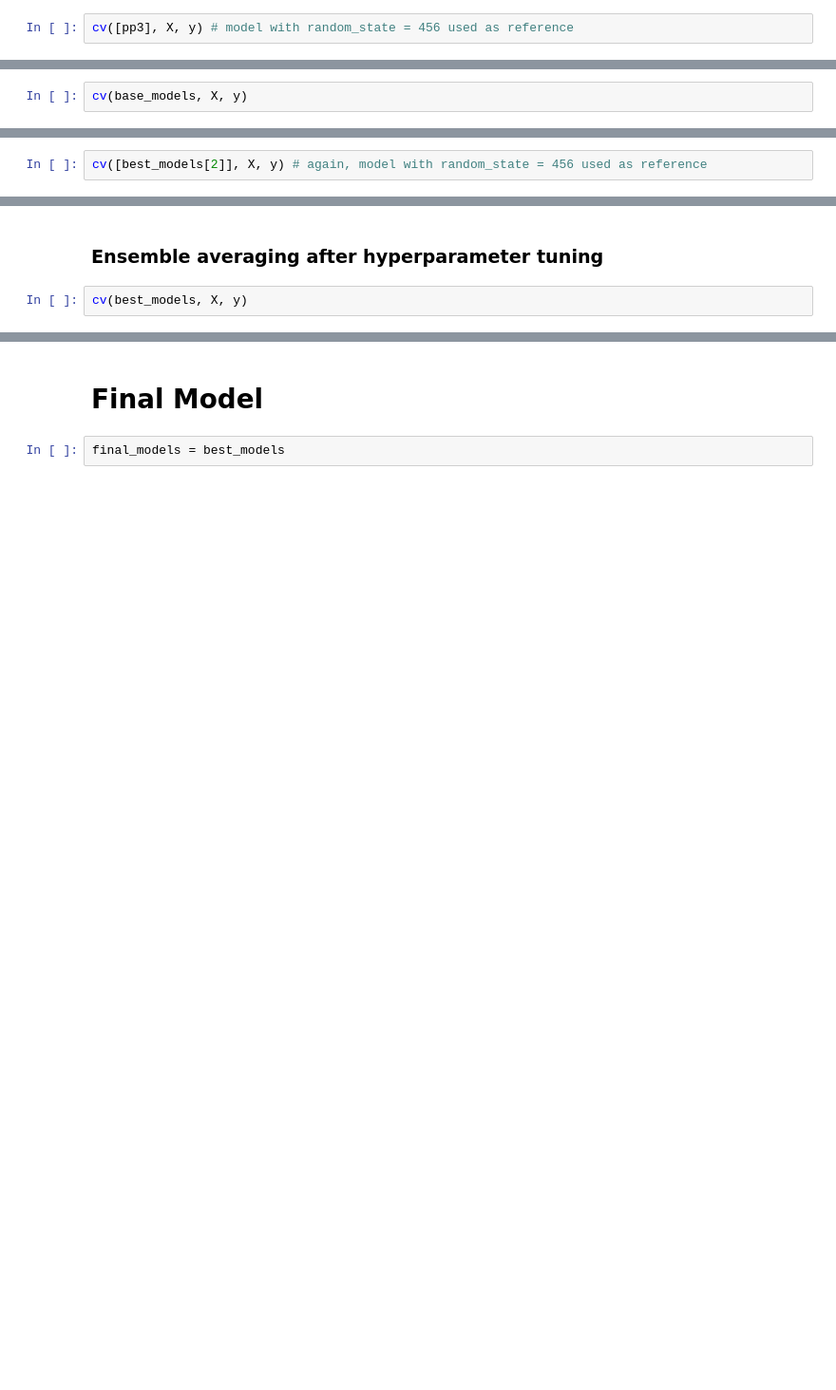
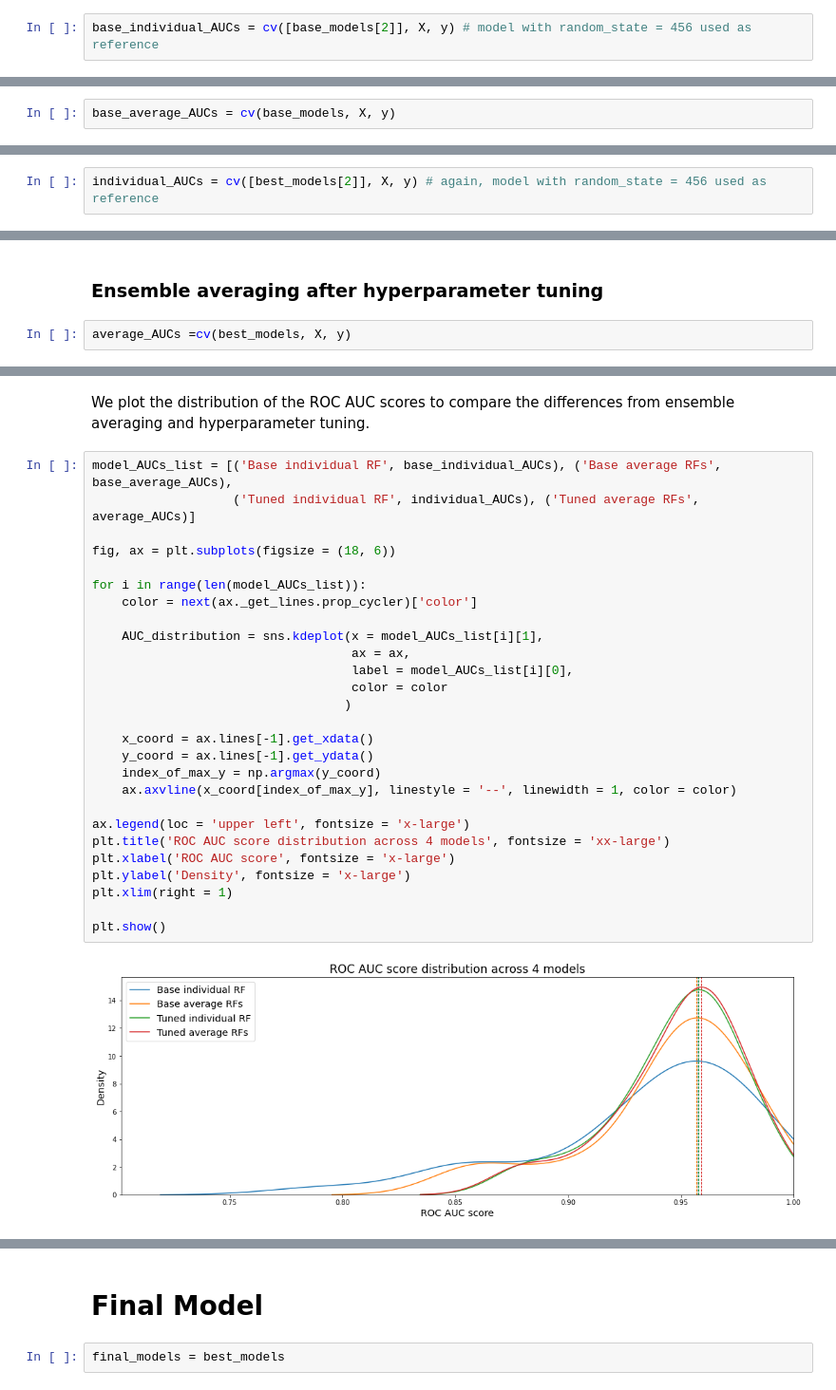
Before and after one commit to chongzhenjie/Bot-Detection-on-Online-Auction-Site, a Jupyter notebook: Human or Robot.ipynb, the cells around one changed output, grey strips where cells are left out. Shown at 95% size. Saved outputs shown, nothing was run; the diff lists cells and outputs as text; blank space fills up the shorter version.

```diff
--- a/Human or Robot.ipynb
+++ b/Human or Robot.ipynb
@@ -568,5 +578,5 @@ def cv(models, X, y):
 # %% [markdown]
 ### One individual model before hyperparameter tuning
 # %%
-cv([pp3], X, y) # model with random_state = 456 used as reference
+base_individual_AUCs = cv([base_models[2]], X, y) # model with random_state = 456 used as reference
 # %% [output]
@@ -575,5 +585,5 @@ AUC:0.9417
 # %% [markdown]
 ### Ensemble averaging before hyperparameter tuning
 # %%
-cv(base_models, X, y)
+base_average_AUCs = cv(base_models, X, y)
 # %% [output]
@@ -639,5 +649,5 @@ print(best_models)
 # %% [markdown]
 ### One individual model after hyperparameter tuning
 # %%
-cv([best_models[2]], X, y) # again, model with random_state = 456 used as reference
+individual_AUCs = cv([best_models[2]], X, y) # again, model with random_state = 456 used as reference
 # %% [output]
@@ -646,5 +656,5 @@ AUC:0.9466
 # %% [markdown]
 ### Ensemble averaging after hyperparameter tuning
 # %%
-cv(best_models, X, y)
+average_AUCs =cv(best_models, X, y)
 # %% [output]
@@ -652,0 +665,31 @@ AUC:0.9487
+# %% [markdown]
+We plot the distribution of the ROC AUC scores to compare the differences from ensemble averaging and hyperparameter tuning.
+# %%
+model_AUCs_list = [('Base individual RF', base_individual_AUCs), ('Base average RFs', base_average_AUCs),
+                   ('Tuned individual RF', individual_AUCs), ('Tuned average RFs', average_AUCs)]
+
+fig, ax = plt.subplots(figsize = (18, 6))
+
+for i in range(len(model_AUCs_list)):
+    color = next(ax._get_lines.prop_cycler)['color']
+
+    AUC_distribution = sns.kdeplot(x = model_AUCs_list[i][1],
+                                   ax = ax,
+                                   label = model_AUCs_list[i][0],
+                                   color = color
+                                  )
+
+    x_coord = ax.lines[-1].get_xdata()
+    y_coord = ax.lines[-1].get_ydata()
+    index_of_max_y = np.argmax(y_coord)
+    ax.axvline(x_coord[index_of_max_y], linestyle = '--', linewidth = 1, color = color)
+
+ax.legend(loc = 'upper left', fontsize = 'x-large')
+plt.title('ROC AUC score distribution across 4 models', fontsize = 'xx-large')
+plt.xlabel('ROC AUC score', fontsize = 'x-large')
+plt.ylabel('Density', fontsize = 'x-large')
+plt.xlim(right = 1)
+
+plt.show()
+# %% [output]
+[figure, added]
```
Also changed, not shown: parts of 13 cells of this notebook.
